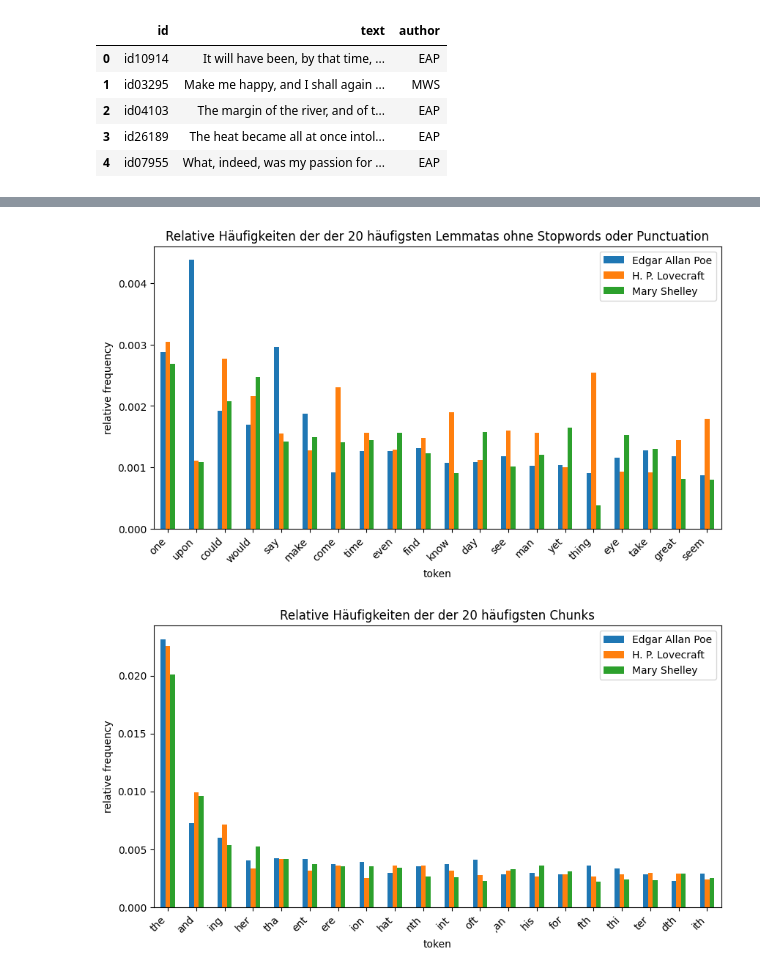
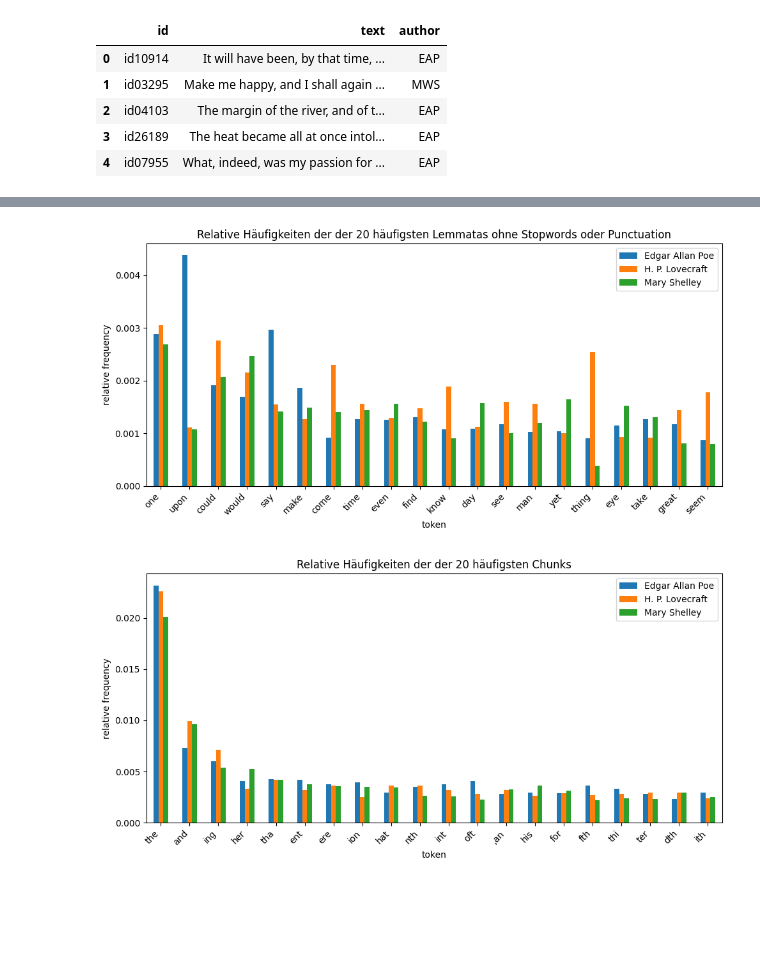
Before and after one commit to kobutri/pg_knowledge_discovery_ml, a Jupyter notebook: feature_exploration.ipynb, the cells around one changed output, grey strips where cells are left out. Saved outputs shown, nothing was run; the diff lists cells and outputs as text; code cells hidden in the pictures; blank space fills up the shorter version.

```diff
--- a/feature_exploration.ipynb
+++ b/feature_exploration.ipynb
@@ -115,35 +111,36 @@ stop_words = set(stopwords.words('english'))
 def filter_sp(x):
     return not x in stop_words
 
 tag_map = defaultdict(lambda : wn.NOUN)
 tag_map['J'] = wn.ADJ
 tag_map['V'] = wn.VERB
 tag_map['R'] = wn.ADV
 
 lmtzr = WordNetLemmatizer()
 def preprocess_WL(x):
     x = to_words(x)
     x = list(filter(lambda x: not x in stop_words and not x in string.punctuation, x))
     x = pos_tag(x)
     return [lmtzr.lemmatize(token, tag_map[tag[0]]) for token, tag in x]
 
 df = data.copy()
 df.text = df.text.apply(preprocess_WL)
 per_author = df.groupby('author').agg(
     text = pd.NamedAgg("text", aggfunc=lambda x: [token for sentence in x for token in sentence ])
 )
 per_author = per_author.text.apply(lambda x: pd.Series(x).value_counts())
 per_author = per_author.pivot_table(columns=per_author.index, fill_value=0)
 for column in per_author.columns:
     per_author[column] = per_author[column] / all_words[column][0]
 per_author = per_author.filter(items=df.text.explode().value_counts().index[:20], axis=0)
 per_author = per_author.rename_axis("", axis=1)
 per_author = per_author.rename(columns=lambda x: authors_short_dict[x])
 per_author.plot.bar(figsize=(10, 5), rot=45, ylabel="relative frequency", xlabel="token", title="Relative Häufigkeiten der der 20 häufigsten Lemmatas ohne Stopwords oder Punctuation")
 plt.xticks(ha="right")
-plt.show()
+plt.tight_layout()
+plt.savefig("presentation/feature_exploration_lemmatization.png", dpi=300)
 # %% [output]
-[figure, old version]
+[figure, new version]
 # %%
 for doc in per_author:
     text = ''.join(list(map(lambda x: x.lower(), word_tokenize(doc))))
@@ -185,6 +182,7 @@ per_author = per_author.rename_axis("", axis=1)
 per_author = per_author.rename(columns=lambda x: authors_short_dict[x])
 per_author.plot.bar(figsize=(10, 5), rot=45, ylabel="relative frequency", xlabel="token", title="Relative Häufigkeiten der der 20 häufigsten Chunks")
 plt.xticks(ha="right")
-plt.show()
+plt.tight_layout()
+plt.savefig("presentation/feature_exploration_chunks.png", dpi=300)
 # %% [output]
-[figure, old version]
+[figure, new version]
```
Also changed, not shown: parts of 7 cells of this notebook, 13 other files.
